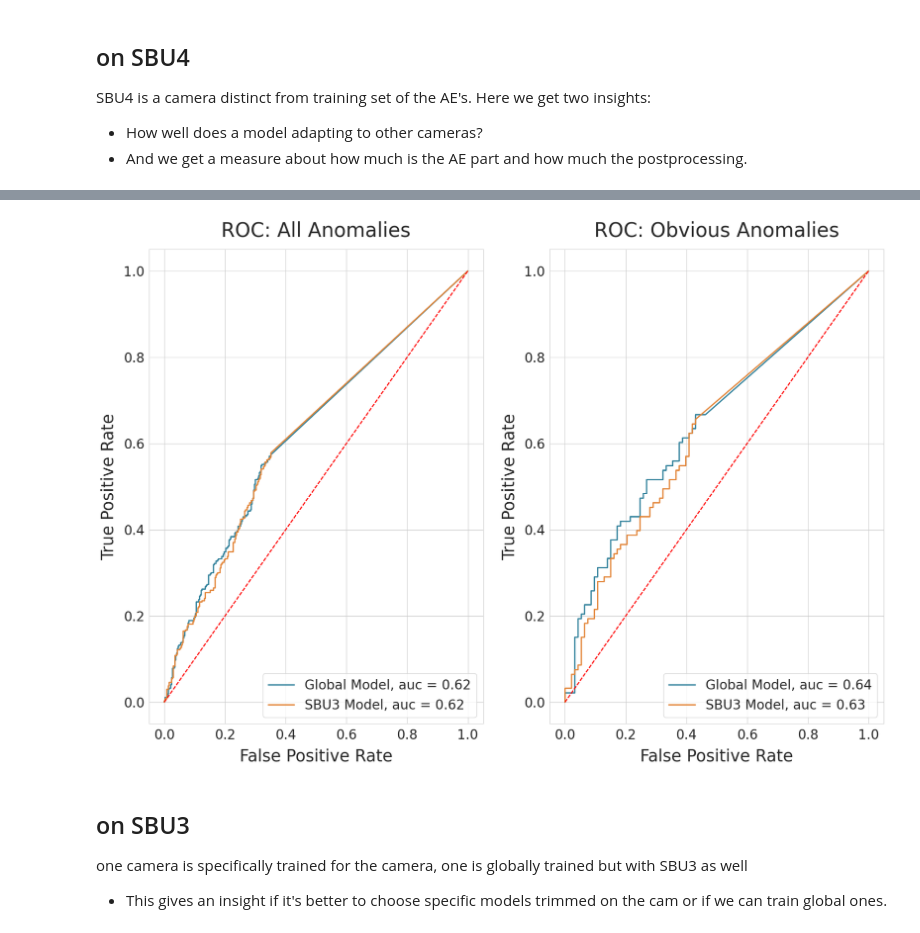
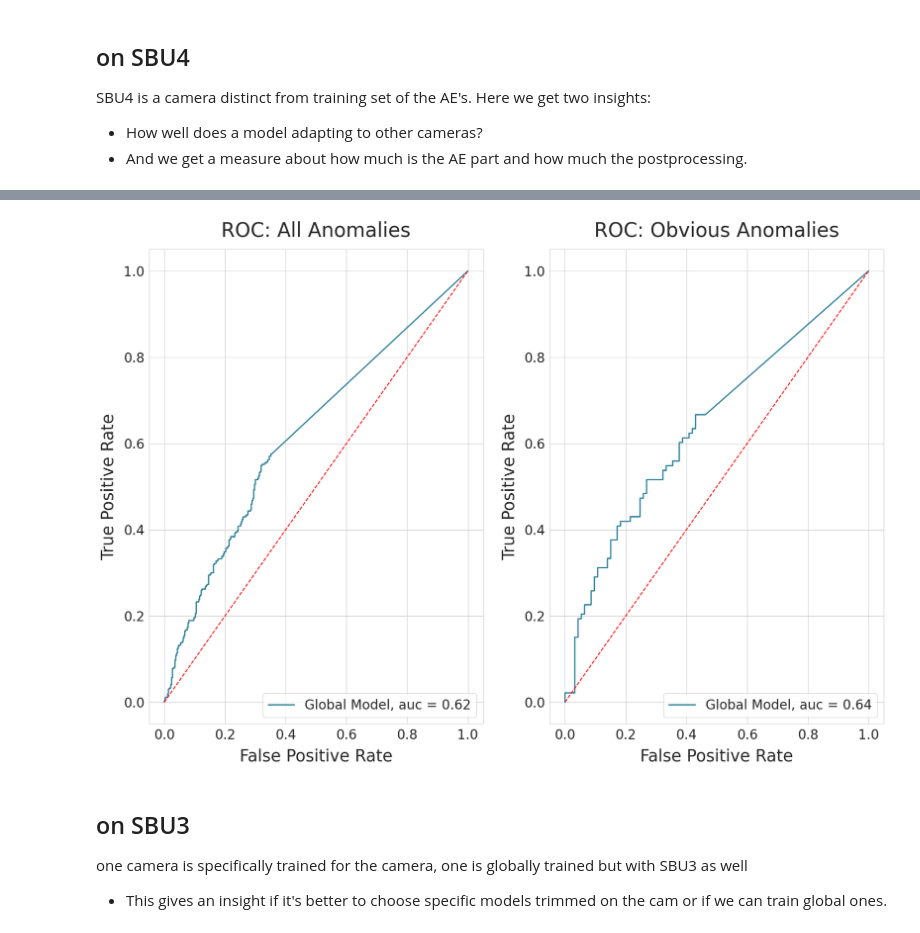
Before and after one commit to klusertim/heronWorkspace, a Jupyter notebook: 2_postProcessing/postProcess2.ipynb, the cells around one changed output, grey strips where cells are left out. Drawn from its saved outputs; the diff is of its cells as text; code cells hidden in the pictures.

Commit message:
new graphics

```diff
--- a/2_postProcessing/postProcess2.ipynb
+++ b/2_postProcessing/postProcess2.ipynb
@@ -99,7 +99,7 @@ startState = dict(
 sumValsListAll = []
 lblValsListAll = []
 
-for ckpt in [CheckPoints.bestGlobal, CheckPoints.bestSBU3]:
+for ckpt in [CheckPoints.bestGlobal]:
     sumVals, lblVals = PostProcess.computeSum(params=startState, loaderParams=loaderParams, checkPoint = ckpt)
     sumValsListAll.append(sumVals)
     lblValsListAll.append(lblVals)
@@ -107,7 +107,7 @@ for ckpt in [CheckPoints.bestGlobal, CheckPoints.bestSBU3]:
 loaderParams["anomalyObviousness"] = "obvious"
 sumValsListObv = []
 lblValsListObv= []
-for ckpt in [CheckPoints.bestGlobal, CheckPoints.bestSBU3]:
+for ckpt in [CheckPoints.bestGlobal]:
     sumVals, lblVals = PostProcess.computeSum(params=startState, loaderParams=loaderParams, checkPoint = ckpt)
     sumValsListObv.append(sumVals)
     lblValsListObv.append(lblVals)
@@ -132,36 +128,38 @@ for i, (sumVals, lblVals) in enumerate(zip(sumValsListAll, lblValsListAll)):
     roc_auc = roc_auc_score(lblVals, sumVals)
     if i == 0:
         ax[0].plot(fpr, tpr, label=f'Global Model, auc = {roc_auc:0.2f}', linewidth=2)
     else:
-        ax[0].plot(fpr, tpr, label=f'SBU3 Model, auc = {roc_auc:0.2f}', linewidth=2)
+        continue
+        # ax[0].plot(fpr, tpr, label=f'SBU3 Model, auc = {roc_auc:0.2f}', linewidth=2)
 
     ax[0].plot([0, 1], [0, 1],'r--')
     ax[0].set_title('ROC: All Anomalies', size=30, pad=20)
     ax[0].legend(loc="lower right")
 
 
 
 for i, (sumVals, lblVals) in enumerate(zip(sumValsListObv, lblValsListObv)):
     fpr, tpr, thresholds = roc_curve(lblVals, sumVals)
     roc_auc = roc_auc_score(lblVals, sumVals)
     if i == 0:
         ax[1].plot(fpr, tpr, label=f'Global Model, auc = {roc_auc:0.2f}', linewidth=2)
     else:
-        ax[1].plot(fpr, tpr, label=f'SBU3 Model, auc = {roc_auc:0.2f}', linewidth=2)
+        continue
+        # ax[1].plot(fpr, tpr, label=f'SBU3 Model, auc = {roc_auc:0.2f}', linewidth=2)
 
     ax[1].plot([0, 1], [0, 1],'r--')
     ax[1].set_title('ROC: Obvious Anomalies', size=30, pad=20)
     ax[1].legend(loc="lower right")
 
 for a in ax:
     a.set_xlabel(xlabel='False Positive Rate', fontsize=25, labelpad=10)
     a.set_ylabel(ylabel='True Positive Rate', fontsize=25, labelpad=10)
     a.tick_params(labelsize=20)
     a.legend(fontsize='20', loc="lower right")
 
 plt.show()
 # %% [output]
-[figure, old version]
+[figure, new version]
 # %% [markdown]
 ## on SBU3
 one camera is specifically trained for the camera, one is globally trained but with SBU3 as well
```
Also changed, not shown: parts of 3 cells of this notebook.
